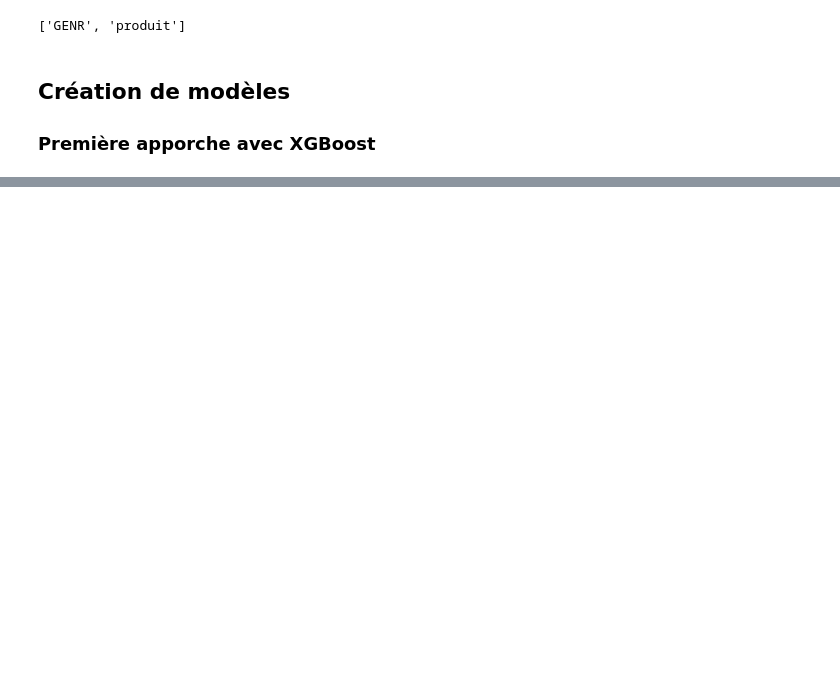
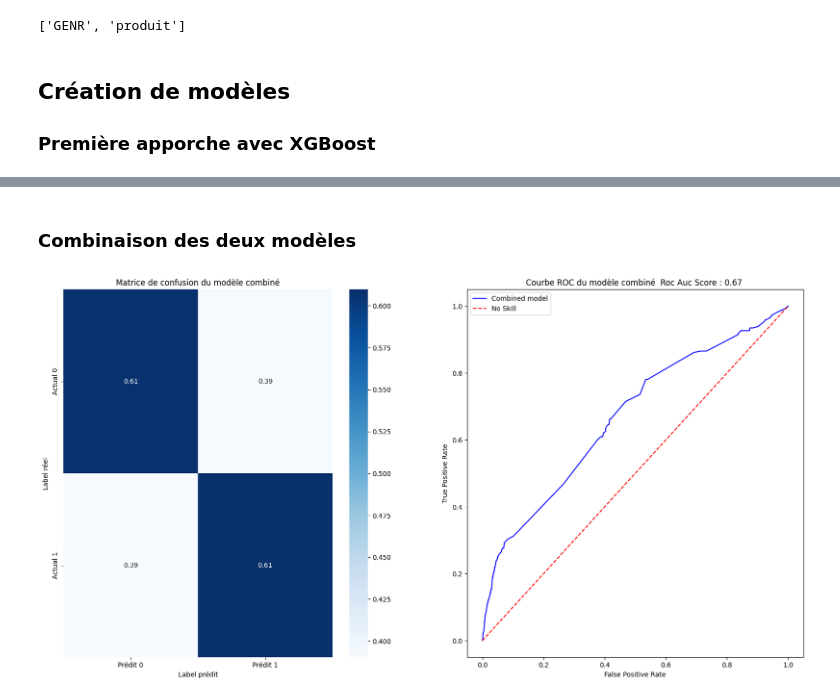
Before and after one commit to Bast-94/ALEIA-PW, a Jupyter notebook: notebook.ipynb, the cells around one changed output, grey strips where cells are left out. Cells and saved outputs as stored; diff of their text form; code cells hidden in the pictures; blank space fills up the shorter version.

```diff
--- a/notebook.ipynb
+++ b/notebook.ipynb
@@ -303,0 +315,16 @@ roc_auc_score = 0.51
+# %% [markdown]
+### Combinaison des deux modèles
+# %%
+# Try combining the two models
+y_pred_proba_xgb = xgb_model.predict_proba(X_test)[:,1]
+y_pred_proba_dt = dt_model.predict_proba(X_test)[:,1]
+y_pred_proba = (y_pred_proba_xgb + y_pred_proba_dt)/2
+y_pred = np.round(y_pred_proba)
+fig = plt.figure(figsize=(20, 10))
+ax = fig.add_subplot(1, 2, 1)
+plot_conf_mat(y_test,y_pred,ax=ax,title='Matrice de confusion du modèle combiné')
+plot_roc_curve(y_test,y_pred_proba,ax=fig.add_subplot(1, 2, 2),title=f'Courbe ROC du modèle combiné ',label=f'Combined model')
+fig.savefig(os.path.join(IMG_DIR_PATH,'combined_model.png'), dpi=300)
+plt.show()
+# %% [output]
+[figure, added]
```
Also changed, not shown: parts of 11 cells of this notebook, 4 other files.
